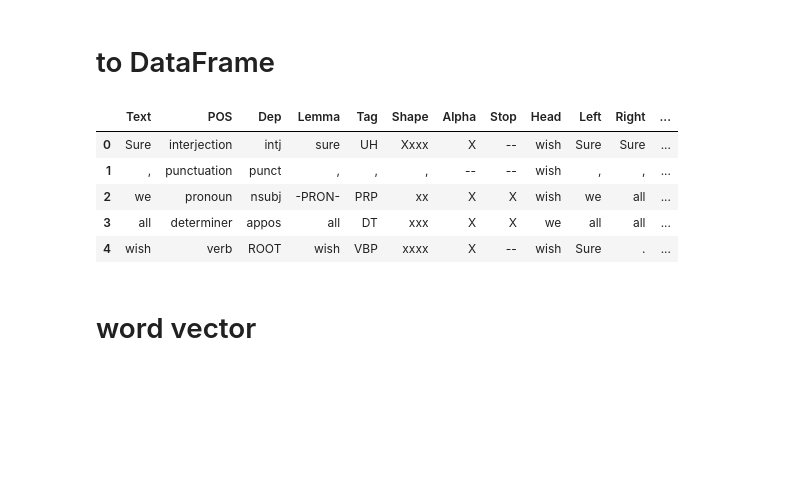
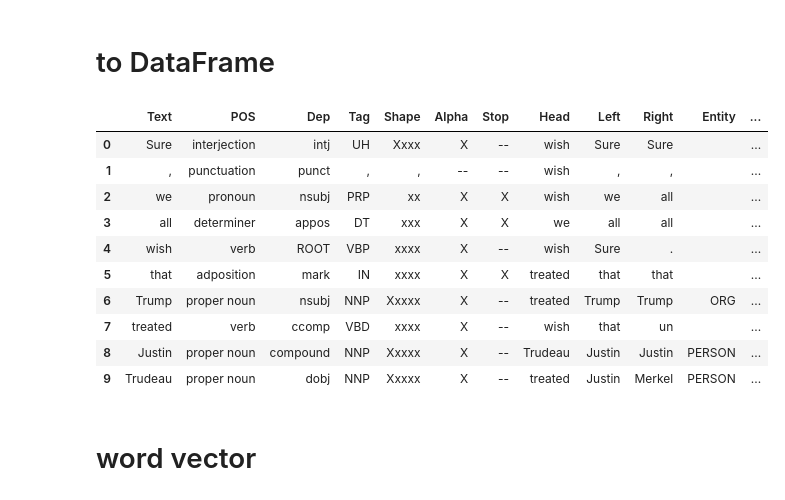
Before and after one commit to abevieiramota/learning-spacy, a Jupyter notebook: 0 - Spacy.ipynb, the cells around one changed output. Cells and saved outputs as stored; diff of their text form; code cells hidden in the pictures; blank space fills up the shorter version.

```diff
--- a/0 - Spacy.ipynb
+++ b/0 - Spacy.ipynb
@@ -136,14 +195,19 @@ Sure, we all wish that Trump ORG treated Justin Trudeau PERSON or Angela Merkel
 # %% [markdown]
 # to DataFrame
 # %%
-doc_to_df(nyt).head()
+doc_to_df(nyt).head(10)
 # %% [output]
-|  | Text | POS | Dep | Lemma | Tag | Shape | Alpha | Stop | Head | Left | Right | ... |
-| 0 | Sure | interjection | intj | sure | UH | Xxxx | X | -- | wish | Sure | Sure | ... |
-| 1 | , | punctuation | punct | , | , | , | -- | -- | wish | , | , | ... |
-| 2 | we | pronoun | nsubj | -PRON- | PRP | xx | X | X | wish | we | all | ... |
-| 3 | all | determiner | appos | all | DT | xxx | X | X | we | all | all | ... |
-| 4 | wish | verb | ROOT | wish | VBP | xxxx | X | -- | wish | Sure | . | ... |
+|  | Text | POS | Dep | Tag | Shape | Alpha | Stop | Head | Left | Right | Entity | ... |
+| 0 | Sure | interjection | intj | UH | Xxxx | X | -- | wish | Sure | Sure |  | ... |
+| 1 | , | punctuation | punct | , | , | -- | -- | wish | , | , |  | ... |
+| 2 | we | pronoun | nsubj | PRP | xx | X | X | wish | we | all |  | ... |
+| 3 | all | determiner | appos | DT | xxx | X | X | we | all | all |  | ... |
+| 4 | wish | verb | ROOT | VBP | xxxx | X | -- | wish | Sure | . |  | ... |
+| 5 | that | adposition | mark | IN | xxxx | X | X | treated | that | that |  | ... |
+| 6 | Trump | proper noun | nsubj | NNP | Xxxxx | X | -- | treated | Trump | Trump | ORG | ... |
+| 7 | treated | verb | ccomp | VBD | xxxx | X | -- | wish | that | un |  | ... |
+| 8 | Justin | proper noun | compound | NNP | Xxxxx | X | -- | Trudeau | Justin | Justin | PERSON | ... |
+| 9 | Trudeau | proper noun | dobj | NNP | Xxxxx | X | -- | treated | Justin | Merkel | PERSON | ... |
 # %% [markdown]
 # word vector
 # %%
```
Also changed, not shown: parts of 94 cells of this notebook, 5 other files.
